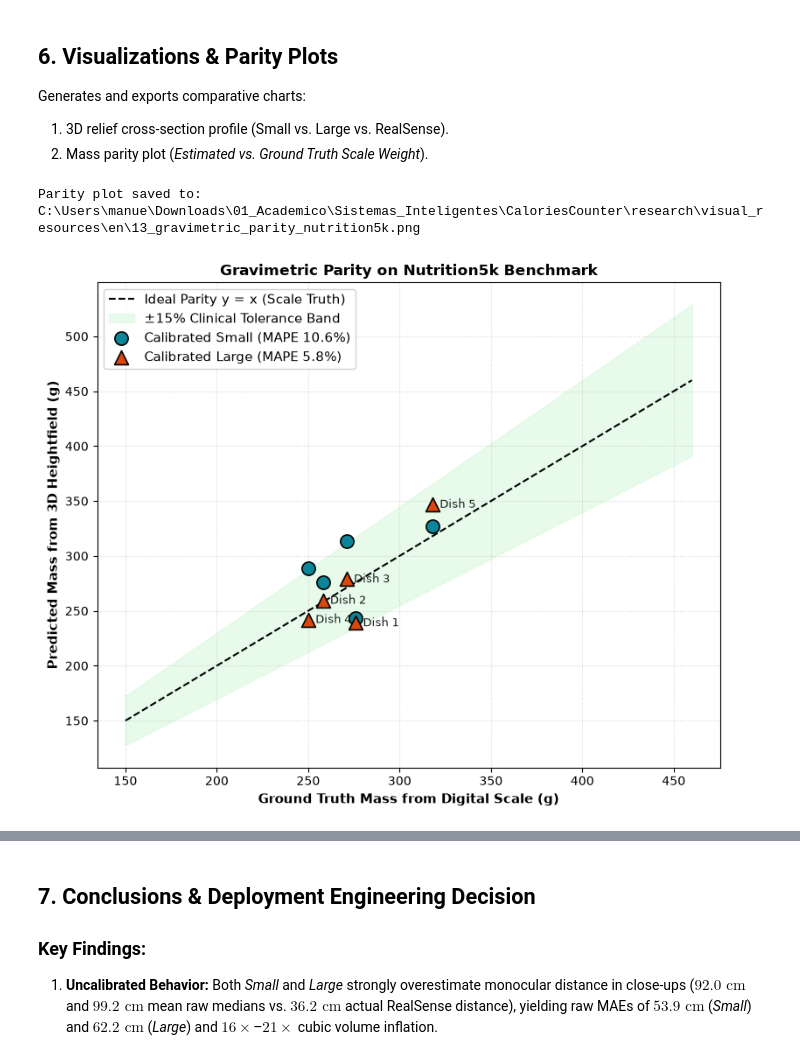
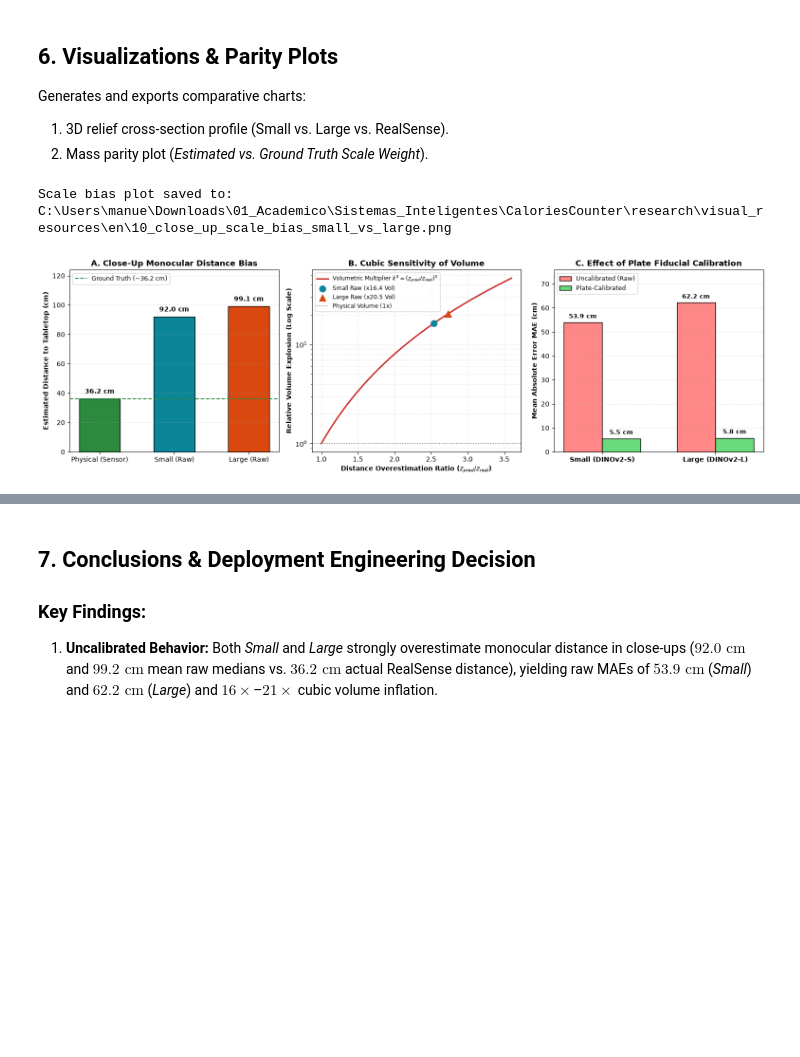
Before and after one commit to Manuel-Posada/CaloriesCounter, a Jupyter notebook: research/notebooks/D1_depth_calibration_nutrition5k.ipynb, the cells around one changed output, grey strips where cells are left out. Drawn from its saved outputs; the diff is of its cells as text; code cells hidden in the pictures; blank space fills up the shorter version.

Commit message:
chore(research): add Fig. 10 to D1 notebook, organize Spanish visuals into es/, and translate scripts/READMEs

```diff
--- a/research/notebooks/D1_depth_calibration_nutrition5k.ipynb
+++ b/research/notebooks/D1_depth_calibration_nutrition5k.ipynb
@@ -434,6 +434,82 @@ mape_l = df_vol['error_large_calib_pct'].mean()
 # -------------------------------------------------------------------------
 # FIGURA 1: Gráfico de Paridad Gravimétrica con Banda Clínica ±15% (Imagen 1)
 # -------------------------------------------------------------------------
+# -------------------------------------------------------------------------
+# FIGURE 0: Close-Up Monocular Scale Bias & Fiducial Calibration Effect (Fig. 10)
+# -------------------------------------------------------------------------
+mean_gt = float(df_depth_raw["gt_distance_cm"].mean())
+mean_s_raw_dist = float(df_depth_raw["small_raw_dist_cm"].mean())
+mean_l_raw_dist = float(df_depth_raw["large_raw_dist_cm"].mean())
+mean_s_raw_mae = float(df_depth_raw["small_raw_mae_cm"].mean())
+mean_l_raw_mae = float(df_depth_raw["large_raw_mae_cm"].mean())
+mean_s_cal_mae = float(df_calib["mae_small_calib_cm"].mean())
+mean_l_cal_mae = float(df_calib["mae_large_calib_cm"].mean())
+
+ratio_s = mean_s_raw_dist / mean_gt
+ratio_l = mean_l_raw_dist / mean_gt
+vol_s, vol_l = ratio_s ** 3, ratio_l ** 3
+
+fig, axes = plt.subplots(1, 3, figsize=(15.5, 4.8))
+
+# Panel A
+ax = axes[0]
+labels = ["Physical (Sensor)", "Small (Raw)", "Large (Raw)"]
+vals = [mean_gt, mean_s_raw_dist, mean_l_raw_dist]
+colors = ["#2b8a3e", "#0c8599", "#d9480f"]
+bars = ax.bar(labels, vals, color=colors, edgecolor="black", width=0.55)
+ax.axhline(mean_gt, color="#2b8a3e", linestyle="--", linewidth=1.5, label=f"Ground Truth (~{mean_gt:.1f} cm)")
+for b, v in zip(bars, vals):
+    ax.text(b.get_x() + b.get_width() / 2, v + 2.5, f"{v:.1f} cm", ha="center", va="bottom", fontweight="bold", fontsize=10)
+ax.set_ylabel("Estimated Distance to Tabletop (cm)", fontweight="bold")
+ax.set_title("A. Close-Up Monocular Distance Bias", fontweight="bold")
+ax.set_ylim(0, max(vals) * 1.25)
+ax.grid(axis="y", linestyle=":", alpha=0.6)
+ax.legend(loc="upper left", fontsize=9)
+
+# Panel B
+ax = axes[1]
+r_curve = np.linspace(1.0, 3.6, 200)
+ax.plot(r_curve, r_curve ** 3, color="#c92a2a", linewidth=2.2, label=r"Volumetric Multiplier $k^3 = (z_{pred}/z_{real})^3$")
+ax.scatter([ratio_s], [vol_s], color="#0c8599", s=90, zorder=5, label=f"Small Raw (x{vol_s:.1f} Vol)")
+ax.scatter([ratio_l], [vol_l], color="#d9480f", marker="^", s=100, zorder=5, label=f"Large Raw (x{vol_l:.1f} Vol)")
+ax.axhline(1.0, color="gray", linestyle=":", linewidth=1.4, label="Physical Volume (1x)")
+ax.set_yscale("log")
+ax.set_xlabel(r"Distance Overestimation Ratio ($z_{pred}/z_{real}$)", fontweight="bold")
+ax.set_ylabel("Relative Volume Explosion (Log Scale)", fontweight="bold")
+ax.set_title("B. Cubic Sensitivity of Volume", fontweight="bold")
+ax.grid(True, which="both", linestyle=":", alpha=0.5)
+ax.legend(loc="upper left", fontsize=8.5)
+
+# Panel C
+ax = axes[2]
+x = np.arange(2)
+w = 0.34
+raw_maes = [mean_s_raw_mae, mean_l_raw_mae]
+cal_maes = [mean_s_cal_mae, mean_l_cal_mae]
+b1 = ax.bar(x - w/2, raw_maes, width=w, color="#ff8787", edgecolor="black", label="Uncalibrated (Raw)")
+b2 = ax.bar(x + w/2, cal_maes, width=w, color="#69db7c", edgecolor="black", label="Plate-Calibrated")
+for b, v in zip(b1, raw_maes):
+    ax.text(b.get_x() + b.get_width()/2, v + 1.2, f"{v:.1f} cm", ha="center", va="bottom", fontweight="bold", fontsize=9.5)
+for b, v in zip(b2, cal_maes):
+    ax.text(b.get_x() + b.get_width()/2, v + 1.2, f"{v:.1f} cm", ha="center", va="bottom", fontweight="bold", fontsize=9.5)
+ax.set_xticks(x)
+ax.set_xticklabels(["Small (DINOv2-S)", "Large (DINOv2-L)"], fontweight="bold")
+ax.set_ylabel("Mean Absolute Error MAE (cm)", fontweight="bold")
+ax.set_title("C. Effect of Plate Fiducial Calibration", fontweight="bold")
+ax.set_ylim(0, max(raw_maes) * 1.22)
+ax.grid(axis="y", linestyle=":", alpha=0.6)
+ax.legend(loc="upper left", fontsize=9)
+
+plt.tight_layout()
+EN_COMP_DIR = COMPARISON_DIR / "en"
+EN_VIS_DIR = PROJECT_ROOT / "research" / "visual_resources" / "en"
+EN_COMP_DIR.mkdir(parents=True, exist_ok=True)
+EN_VIS_DIR.mkdir(parents=True, exist_ok=True)
+for dst in (EN_COMP_DIR / "10_close_up_scale_bias_small_vs_large.png", EN_VIS_DIR / "10_close_up_scale_bias_small_vs_large.png"):
+    plt.savefig(dst, dpi=300)
+print(f"Scale bias plot saved to: {EN_VIS_DIR / '10_close_up_scale_bias_small_vs_large.png'}")
+plt.show()
+
 fig, ax = plt.subplots(figsize=(8, 6.5))
 ideal = np.linspace(150, 460, 100)
 
@@ -508,32 +584,32 @@ ax_box.set_ylabel("Absolute Gravimetric Error (%)", fontsize=11, fontweight="bol
 ax_box.set_title(f"B. Error Distribution (Small: {mape_s:.1f}% vs Large: {mape_l:.1f}%)", fontsize=12, fontweight="bold")
 ax_box.grid(axis="y", linestyle=":", alpha=0.6)
 
 plt.tight_layout()
 for dst in (EN_COMP_DIR / "12_surface_relief_profiles_small_vs_large.png", EN_VIS_DIR / "12_surface_relief_profiles_small_vs_large.png"):
     plt.savefig(dst, dpi=300)
 print(f"Relief profiles saved to: {EN_VIS_DIR / '12_surface_relief_profiles_small_vs_large.png'}")
 plt.show()
 
 # Export complete depth + gravimetric metrics table to CSV
 df_full = pd.DataFrame({
     "dish_id": df_depth_raw["dish_id"],
     "food_name": df_vol["food_name"],
     "real_mass_g": df_vol["real_mass_g"],
     "dist_gt_cm": df_depth_raw["gt_distance_cm"],
     "dist_small_raw_cm": df_depth_raw["small_raw_dist_cm"].round(1),
     "mae_small_raw_cm": df_depth_raw["small_raw_mae_cm"],
     "mae_small_calib_cm": df_calib["mae_small_calib_cm"],
     "dist_large_raw_cm": df_depth_raw["large_raw_dist_cm"].round(1),
     "mae_large_raw_cm": df_depth_raw["large_raw_mae_cm"],
     "mae_large_calib_cm": df_calib["mae_large_calib_cm"],
     "mass_small_calib_g": df_vol["mass_small_calib_g"],
     "err_small_pct": df_vol["error_small_calib_pct"],
     "mass_large_calib_g": df_vol["mass_large_calib_g"],
     "err_large_pct": df_vol["error_large_calib_pct"],
 })
 for csv_out in (COMPARISON_DIR / "profundidad_volumen_metricas.csv", PROJECT_ROOT / "research" / "visual_resources" / "profundidad_volumen_metricas.csv"):
     df_full.to_csv(csv_out, index=False)
 print(f"Complete metrics exported to: {csv_out}")
 # %% [output]
-Parity plot saved to: C:\Users\manue\Downloads\01_Academico\Sistemas_Inteligentes\CaloriesCounter\research\visual_resources\en\13_gravimetric_parity_nutrition5k.png
+Scale bias plot saved to: C:\Users\manue\Downloads\01_Academico\Sistemas_Inteligentes\CaloriesCounter\research\visual_resources\en\10_close_up_scale_bias_small_vs_large.png
-[figure, old version]
+[figure, new version]
```
Also changed, not shown: parts of 1 cell of this notebook, 25 other files.
